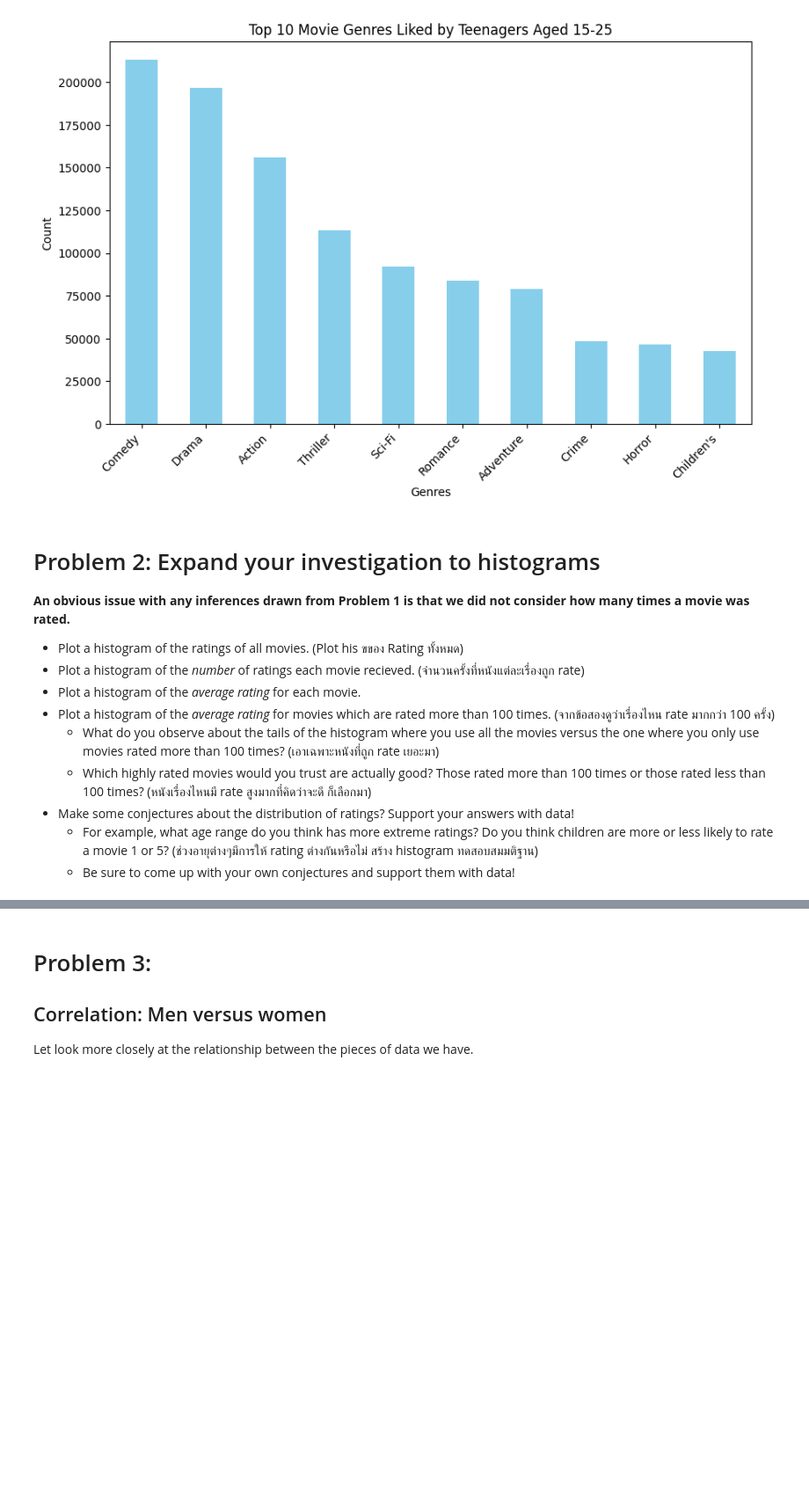
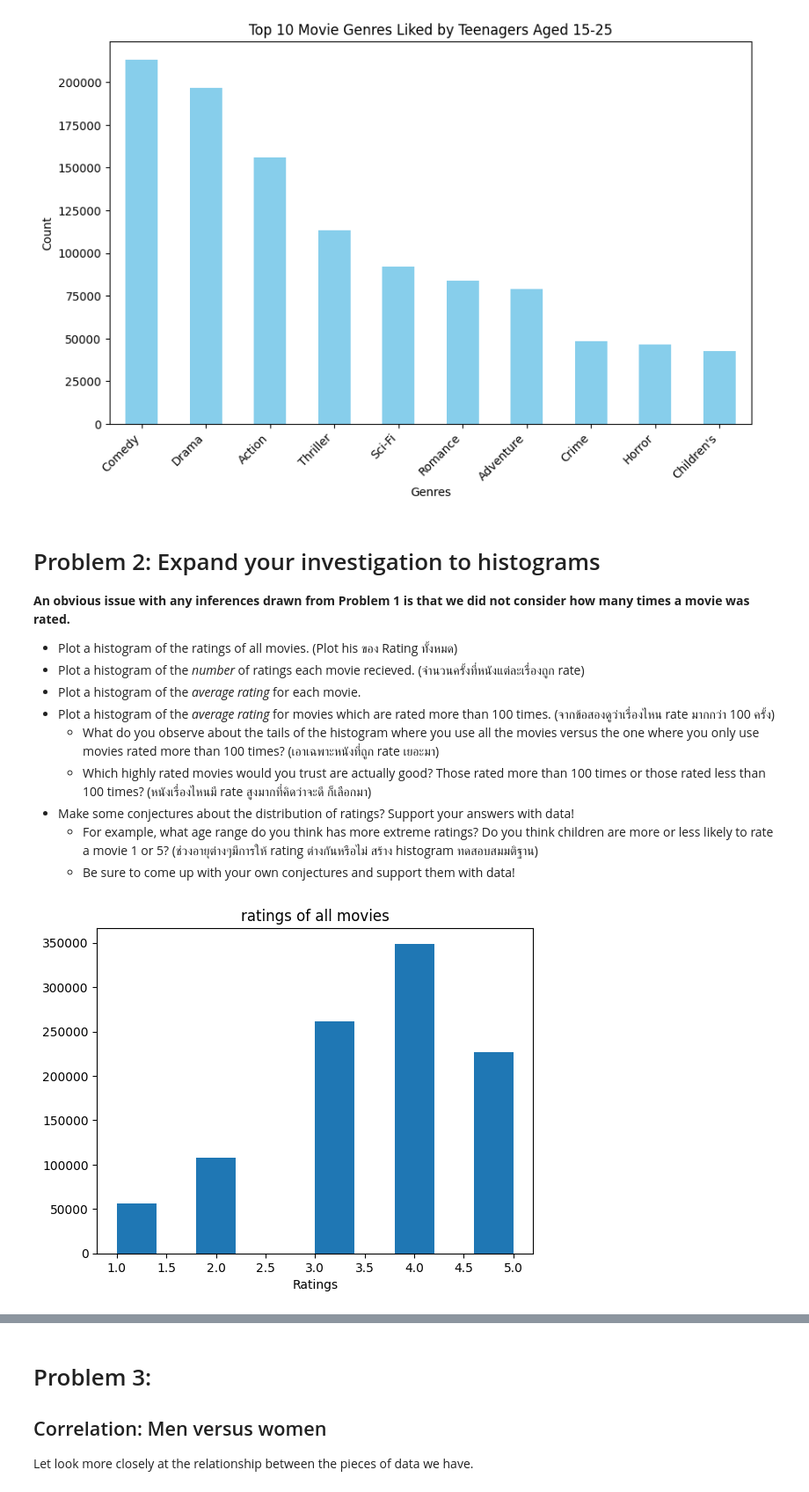
Before and after one commit to Pimchanok6430205105/Data_preparation, a Jupyter notebook: Project2_66_PTJL.ipynb, the cells around one changed output, grey strips where cells are left out. Shown: that part at 88% size. Saved outputs shown, nothing was run; the diff lists cells and outputs as text; code cells hidden in the pictures; blank space fills up the shorter version.

```diff
--- a/Project2_66_PTJL.ipynb
+++ b/Project2_66_PTJL.ipynb
@@ -105,3 +106,13 @@ movies_df = pd.read_table("/content/drive/MyDrive/Data warehouse/movies.dat", se
                         names= ['MovieID','Title','Genres'])
 ratings_df = pd.read_table("/content/drive/MyDrive/Data warehouse/ratings.dat", sep='::', engine='python', header=None,
                          names=['UserID','MovieID','Rating','Timestamp'])
+# %%
+#ทิพย์
+# Read table files into DataFrames
+import pandas as pd
+users_df = pd.read_table("", sep='::', engine='python', header=None,
+                       names=['UserID', 'Gender', 'Age', 'Occupation', 'Zip-code'])
+movies_df = pd.read_table("/content/drive/MyDrive/My Data Warehouse/movies.dat", sep='::',encoding = "ISO-8859-1", header=None,
+                        names= ['MovieID','Title','Genres'])
+ratings_df = pd.read_table("/content/drive/MyDrive/My Data Warehouse/ratings.dat", sep='::', engine='python', header=None,
+                         names=['UserID','MovieID','Rating','Timestamp'])
@@ -369,10 +377,10 @@ plt.show()
 # %% [output]
 [figure]
 # %% [markdown]
-# Problem 2: Expand your investigation to histograms
+  # Problem 2: Expand your investigation to histograms
 
 **An obvious issue with any inferences drawn from Problem 1 is that we did not consider how many times a movie was rated.**
-* Plot a histogram of the ratings of all movies. (Plot his ขของ Rating ทั้งหมด)
+* Plot a histogram of the ratings of all movies. (Plot his ของ Rating ทั้งหมด)
 * Plot a histogram of the *number* of ratings each movie recieved. (จำนวนครั้งที่หนังแต่ละเรื่องถูก rate)
 * Plot a histogram of the *average rating* for each movie.
 * Plot a histogram of the *average rating* for movies which are rated more than 100 times. (จากข้อสองดูว่าเรื่องไหน rate มากกว่า 100 ครั้ง)
@@ -388,0 +399,13 @@ plt.show()
+# %%
+#Plot a histogram of the ratings of all movies. (Plot his ของ Rating ทั้งหมด)
+
+rating_p= ratings_df[['MovieID','Rating']]
+rating_p = rating_p.set_index('MovieID')
+
+plt.hist(rating_p)
+plt.title('ratings of all movies')
+plt.ylabel('')
+plt.xlabel('Ratings')
+plt.show()
+# %% [output]
+[figure, added]
```
Also changed, not shown: parts of 51 cells of this notebook.
